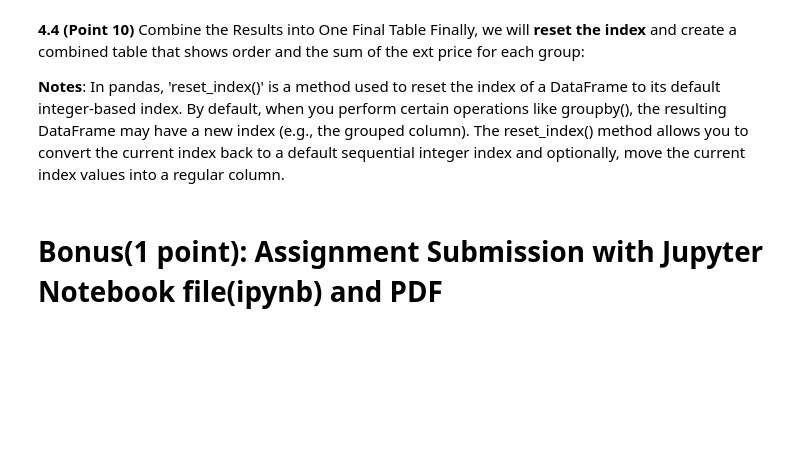
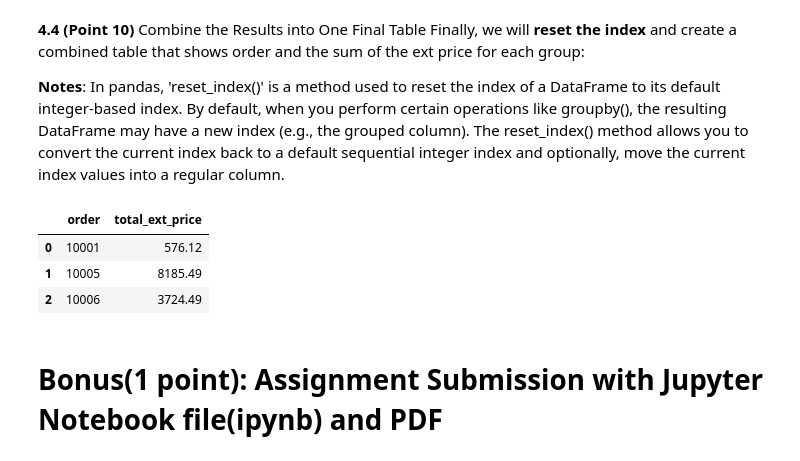
Before and after one commit to lukeadjei/CMSC320_HW1_sec0201_Git, a Jupyter notebook: HW1 - Pandas and SQL selection (Part 1 of HW1)/CMSC320_HW1_Fall2026.ipynb, the cells around one changed output. Drawn from its saved outputs; the diff is of its cells as text; code cells hidden in the pictures; blank space fills up the shorter version.

```diff
--- a/HW1 - Pandas and SQL selection (Part 1 of HW1)/CMSC320_HW1_Fall2026.ipynb
+++ b/HW1 - Pandas and SQL selection (Part 1 of HW1)/CMSC320_HW1_Fall2026.ipynb
@@ -592,11 +679,19 @@ Finally, we will **reset the index** and create a combined table that shows orde
 **Notes**: In pandas, 'reset_index()' is a method used to reset the index of a DataFrame to its default integer-based index. By default, when you perform certain operations like groupby(), the resulting DataFrame may have a new index (e.g., the grouped column). The reset_index() method allows you to convert the current index back to a default sequential integer index and optionally, move the current index values into a regular column.
 # %%
 # Reset index to combine result into a single DataFrame
+final = df.groupby("order")["ext_price"].sum().reset_index()
+# Rename the columns for clarity
 
-# Rename the columns for clarity
+final = final.rename(columns={"ext_price": "total_ext_price"})
 
 
 # Show the final result  (DONT REMOVE THE CODE)
+final
+# %% [output]
+|  | order | total_ext_price |
+| 0 | 10001 | 576.12 |
+| 1 | 10005 | 8185.49 |
+| 2 | 10006 | 3724.49 |
 # %% [markdown]
 # Bonus(1 point): Assignment Submission with Jupyter Notebook file(ipynb) and PDF
 # %% [markdown]
```
Also changed, not shown: parts of 10 cells of this notebook, 1 other file.
